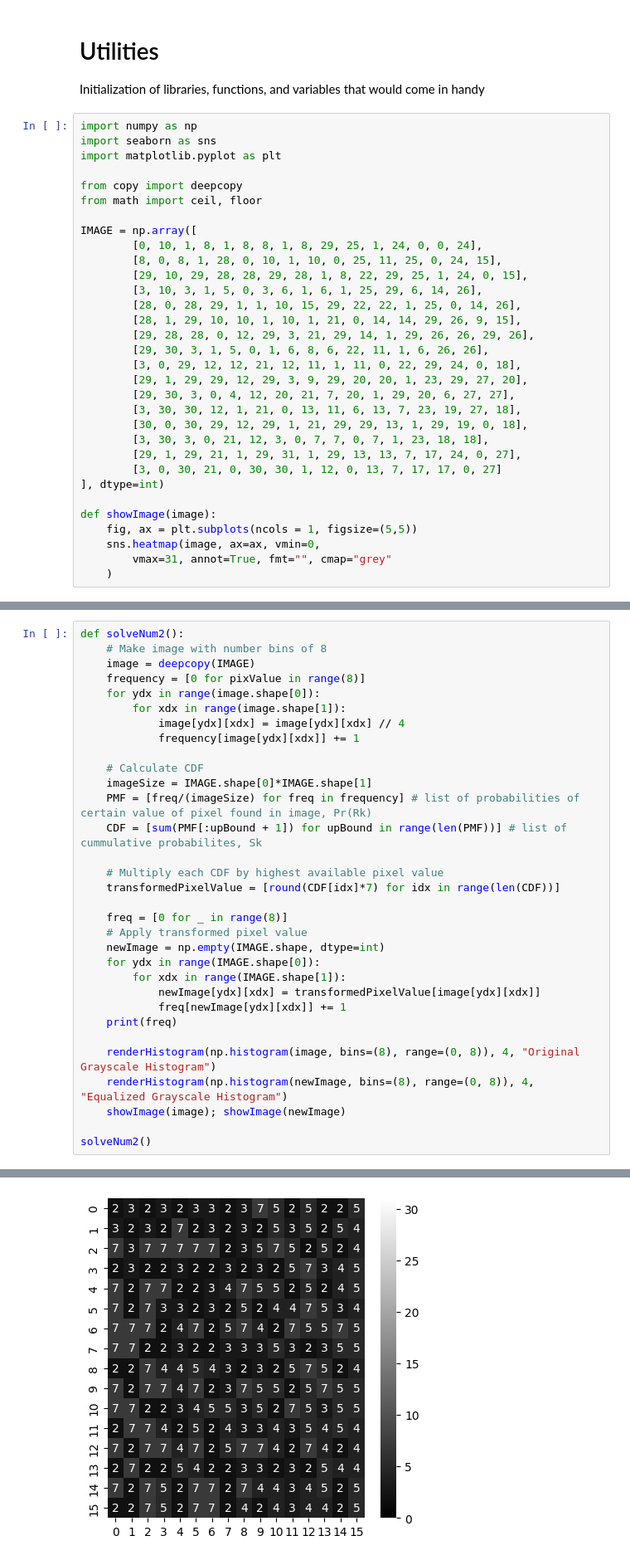
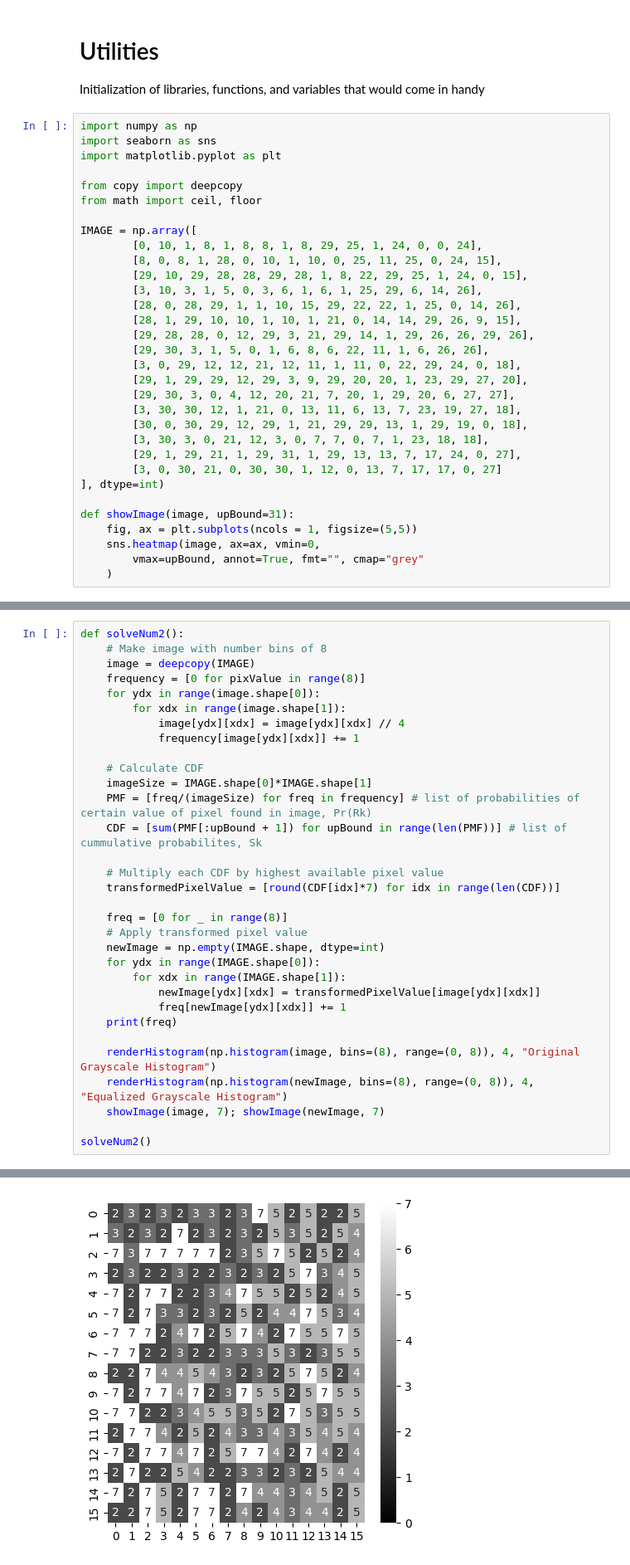
Before and after one commit to solsteace/Kata__image-processing, a Jupyter notebook: act04/1.ipynb, the cells around one changed output, grey strips where cells are left out. Shown: that part at 83% size. Drawn from its saved outputs; the diff is of its cells as text.

Commit message:
feat: adjust heatmap upperbound

```diff
--- a/act04/1.ipynb
+++ b/act04/1.ipynb
@@ -32,8 +32,8 @@ IMAGE = np.array([
         [3, 0, 30, 21, 0, 30, 30, 1, 12, 0, 13, 7, 17, 17, 0, 27]
 ], dtype=int)
 
-def showImage(image):
+def showImage(image, upBound=31):
     fig, ax = plt.subplots(ncols = 1, figsize=(5,5))
     sns.heatmap(image, ax=ax, vmin=0,
-        vmax=31, annot=True, fmt="", cmap="grey"
+        vmax=upBound, annot=True, fmt="", cmap="grey"
     )
@@ -122,7 +120,7 @@ def solveNum2():
 
     renderHistogram(np.histogram(image, bins=(8), range=(0, 8)), 4, "Original Grayscale Histogram")
     renderHistogram(np.histogram(newImage, bins=(8), range=(0, 8)), 4, "Equalized Grayscale Histogram")
-    showImage(image); showImage(newImage)
+    showImage(image, 7); showImage(newImage, 7)
 
 solveNum2()
 # %% [output]
@@ -133,4 +131,4 @@ solveNum2()
-[figure, old version]
+[figure, new version]
 # %% [markdown]
 # Number 3
 Histogram specification is a way to transform one histogram so that it would looked more like any other histogram we desire. To do so, here are the steps one should do:
```
Also changed, not shown: parts of 4 cells of this notebook.
